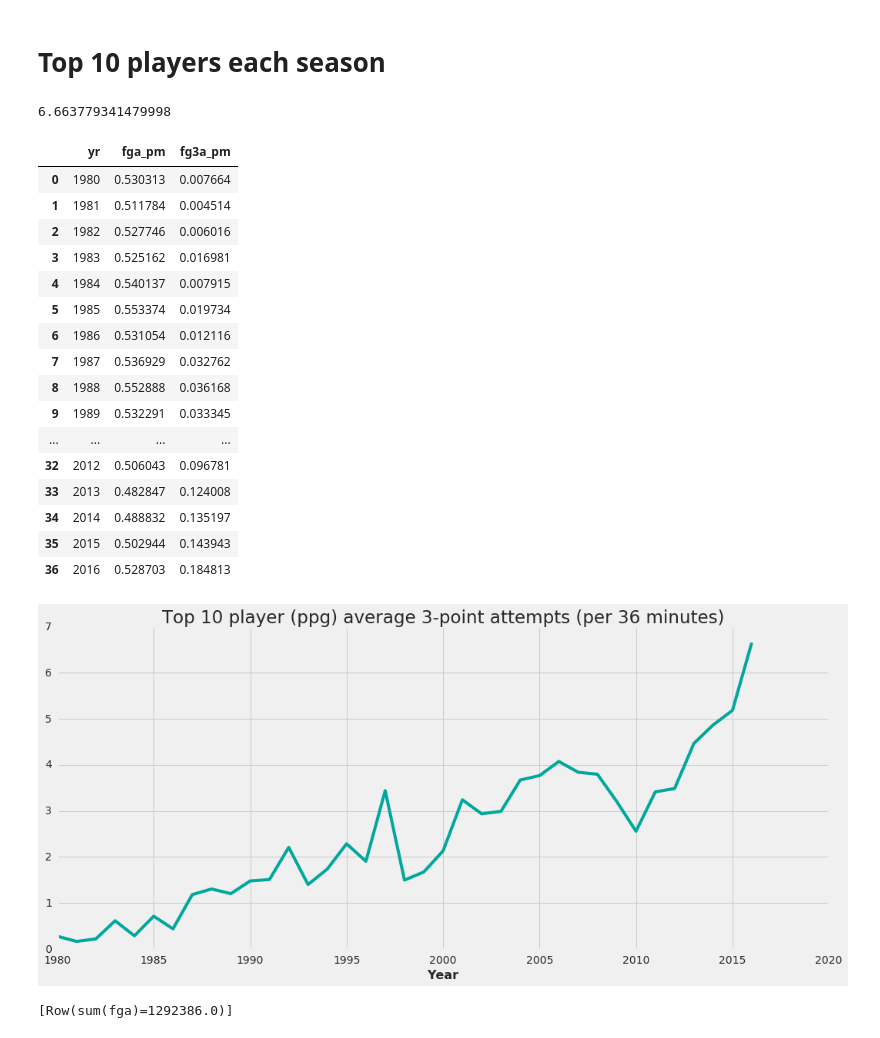
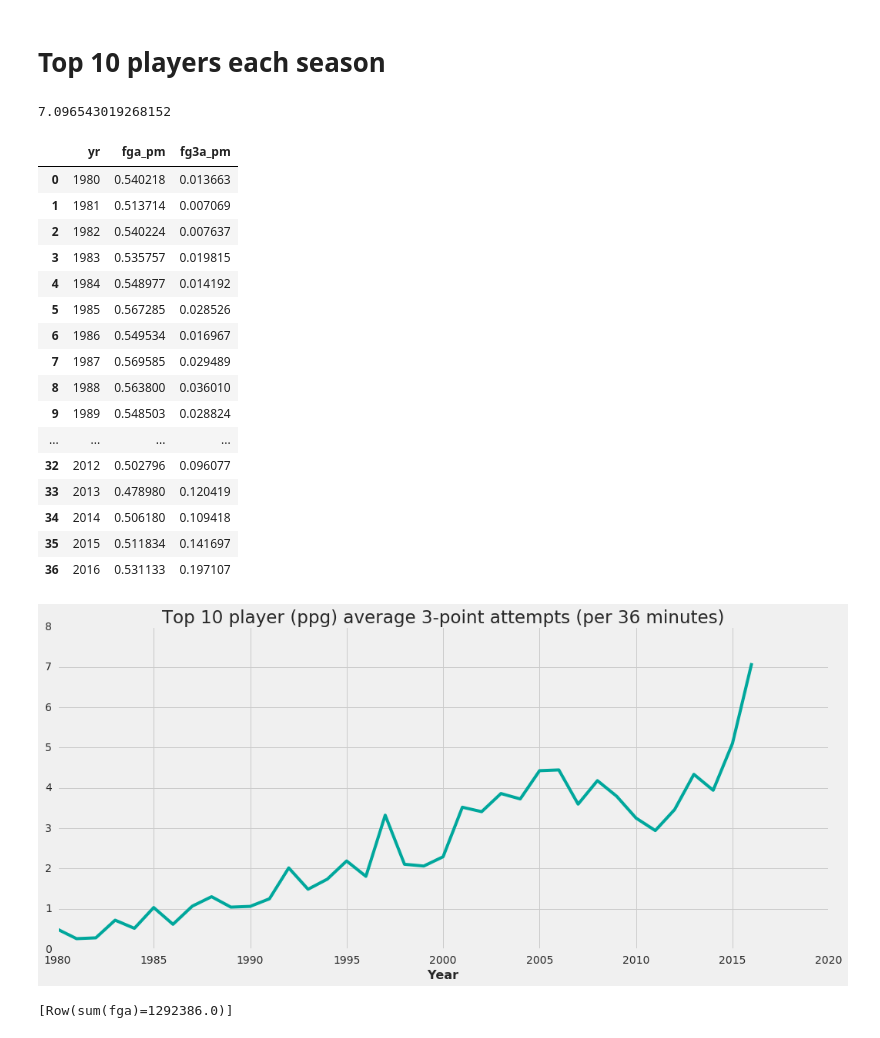
Before and after one commit to crawles/spark-nba-analytics, a Jupyter notebook: 02_data_exploration.ipynb, the cells around one changed output. Saved outputs shown, nothing was run; the diff lists cells and outputs as text; code cells hidden in the pictures.

```diff
--- a/02_data_exploration.ipynb
+++ b/02_data_exploration.ipynb
@@ -110,7 +195,7 @@ sqlContext.registerDataFrameAsTable(df2, 'df2')
 df_top10 = sqlContext.sql('''
 SELECT *
 FROM
-(SELECT *,dense_rank() OVER (PARTITION BY yr order by pts DESC) AS rank
+(SELECT *,dense_rank() OVER (PARTITION BY yr order by fga DESC) AS rank
 FROM df2) foo
 WHERE rank <= 10
 ORDER BY yr
@@ -121,7 +206,7 @@ a = df_top10.filter('yr == 2016').toPandas()
 import numpy as np
 np.mean(a.fg3a/a.mp)*36
 # %% [output]
-6.663779341479998
+7.096543019268152
 # %%
 fga_py = df_top10.groupBy('yr')\
          .agg({'mp' : 'sum', 'fg3a' : 'sum', 'fga' : 'sum'})\
@@ -131,28 +216,28 @@ fga_py = df_top10.groupBy('yr')\
 fga_py
 # %% [output]
 |  | yr | fga_pm | fg3a_pm |
-| 0 | 1980 | 0.530313 | 0.007664 |
-| 1 | 1981 | 0.511784 | 0.004514 |
-| 2 | 1982 | 0.527746 | 0.006016 |
-| 3 | 1983 | 0.525162 | 0.016981 |
-| 4 | 1984 | 0.540137 | 0.007915 |
-| 5 | 1985 | 0.553374 | 0.019734 |
-| 6 | 1986 | 0.531054 | 0.012116 |
-| 7 | 1987 | 0.536929 | 0.032762 |
-| 8 | 1988 | 0.552888 | 0.036168 |
-| 9 | 1989 | 0.532291 | 0.033345 |
+| 0 | 1980 | 0.540218 | 0.013663 |
+| 1 | 1981 | 0.513714 | 0.007069 |
+| 2 | 1982 | 0.540224 | 0.007637 |
+| 3 | 1983 | 0.535757 | 0.019815 |
+| 4 | 1984 | 0.548977 | 0.014192 |
+| 5 | 1985 | 0.567285 | 0.028526 |
+| 6 | 1986 | 0.549534 | 0.016967 |
+| 7 | 1987 | 0.569585 | 0.029489 |
+| 8 | 1988 | 0.563800 | 0.036010 |
+| 9 | 1989 | 0.548503 | 0.028824 |
 | ... | ... | ... | ... |
-| 32 | 2012 | 0.506043 | 0.096781 |
-| 33 | 2013 | 0.482847 | 0.124008 |
-| 34 | 2014 | 0.488832 | 0.135197 |
-| 35 | 2015 | 0.502944 | 0.143943 |
-| 36 | 2016 | 0.528703 | 0.184813 |
+| 32 | 2012 | 0.502796 | 0.096077 |
+| 33 | 2013 | 0.478980 | 0.120419 |
+| 34 | 2014 | 0.506180 | 0.109418 |
+| 35 | 2015 | 0.511834 | 0.141697 |
+| 36 | 2016 | 0.531133 | 0.197107 |
 # %%
 plt.plot(fga_py.yr,36*fga_py.fg3a_pm, color = '#00a79c')
 plt.xlabel('Year')
-_=plt.title('Top 10 player (ppg) average 3-point attempts (per 36 minutes)')
+_=plt.title('Top 10 player (fga) average 3-point attempts (per 36 minutes)')
 # %% [output]
-[figure, old version]
+[figure, new version]
 # %%
 df2.filter('yr >= 2011').select('fga').agg({'fga':'sum'}).take(1)
 # %% [output]
```
Also changed, not shown: parts of 9 cells of this notebook, 9 other files.
